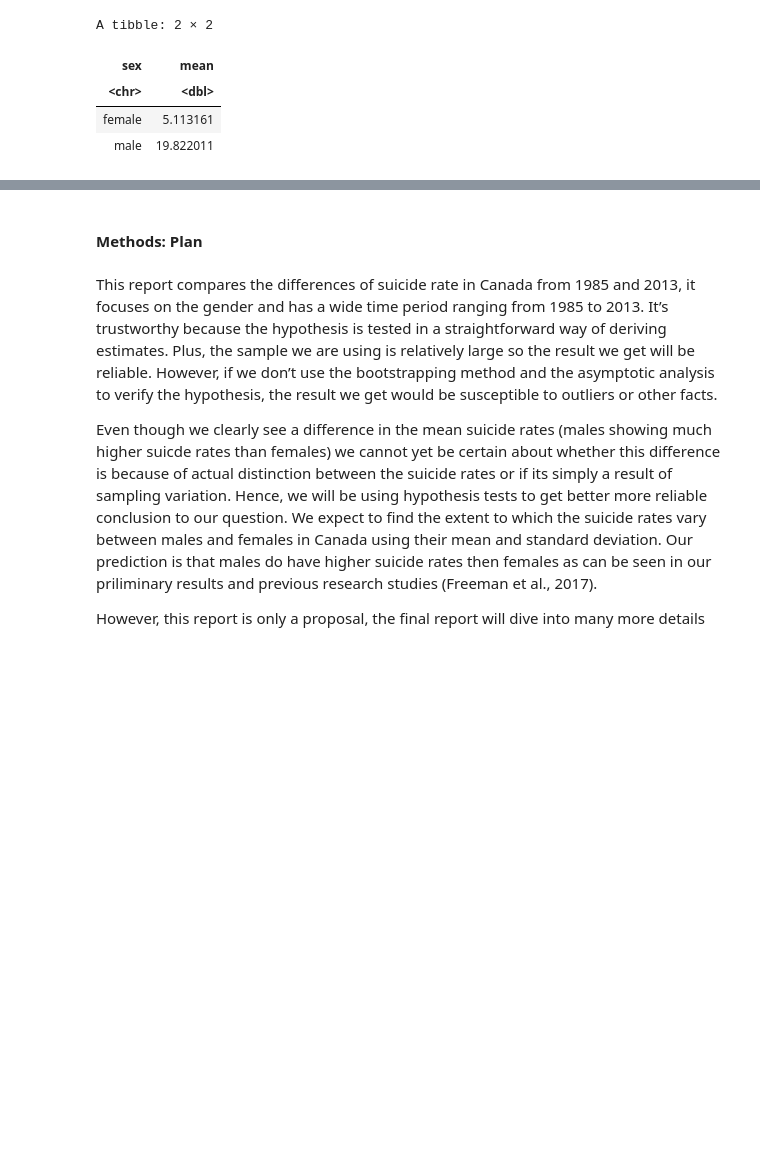
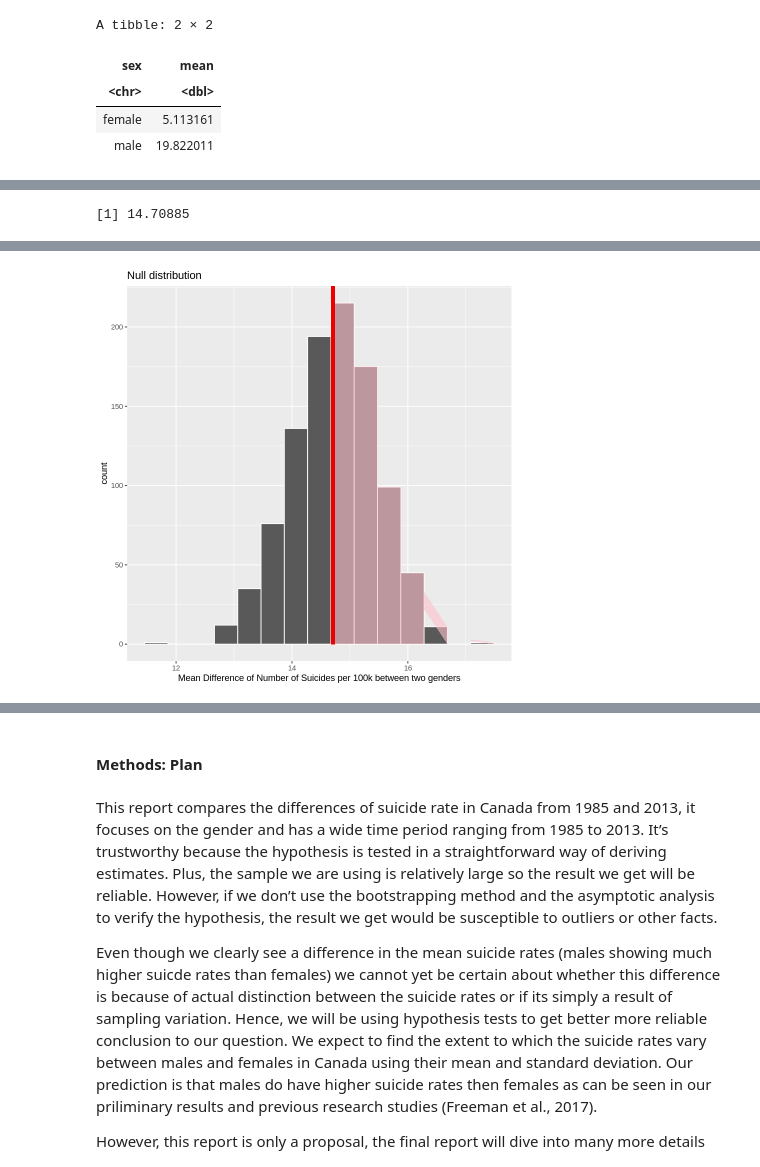
Before and after one commit to agoel25/stat_201_group_11, a Jupyter notebook: Final report.ipynb, the cells around one changed output, grey strips where cells are left out. Drawn from its saved outputs; the diff is of its cells as text; code cells hidden in the pictures; blank space fills up the shorter version.

Commit message:
finished hypothesis test using bootstrapping

```diff
--- a/Final report.ipynb
+++ b/Final report.ipynb
@@ -130,0 +136,8 @@ A tibble: 2 × 2
+# %%
+null_dist <-
+    suicide_sample %>%
+    specify(formula = suicides.100k.pop ~ sex) %>%
+    hypothesize(null = "independence")%>%
+    generate(reps = 1000, type = "bootstrap") %>%
+    calculate(stat = "diff in means", order = c("male","female"))
+null_dist
@@ -130,0 +155,16 @@ A tibble: 2 × 2
+# %%
+obs_test_stat <- suicide_sample %>%
+        specify(formula = suicides.100k.pop ~ sex) %>%
+        calculate(stat = "diff in means", order = c("male", "female")) %>%
+        pull()
+obs_test_stat
+# %% [output]
+[1] 14.70885
+# %%
+visualize_null_dist_p <-
+    visualize(null_dist) +
+    shade_p_value(obs_stat = obs_test_stat, direction = "right") +
+    xlab("Mean Difference of Number of Suicides per 100k between two genders") +
+    ggtitle("Null distribution")
+visualize_null_dist_p
+# %% [output]
@@ -130,0 +173 @@ A tibble: 2 × 2
+[figure, added]
```
Also changed, not shown: parts of 5 cells of this notebook.
